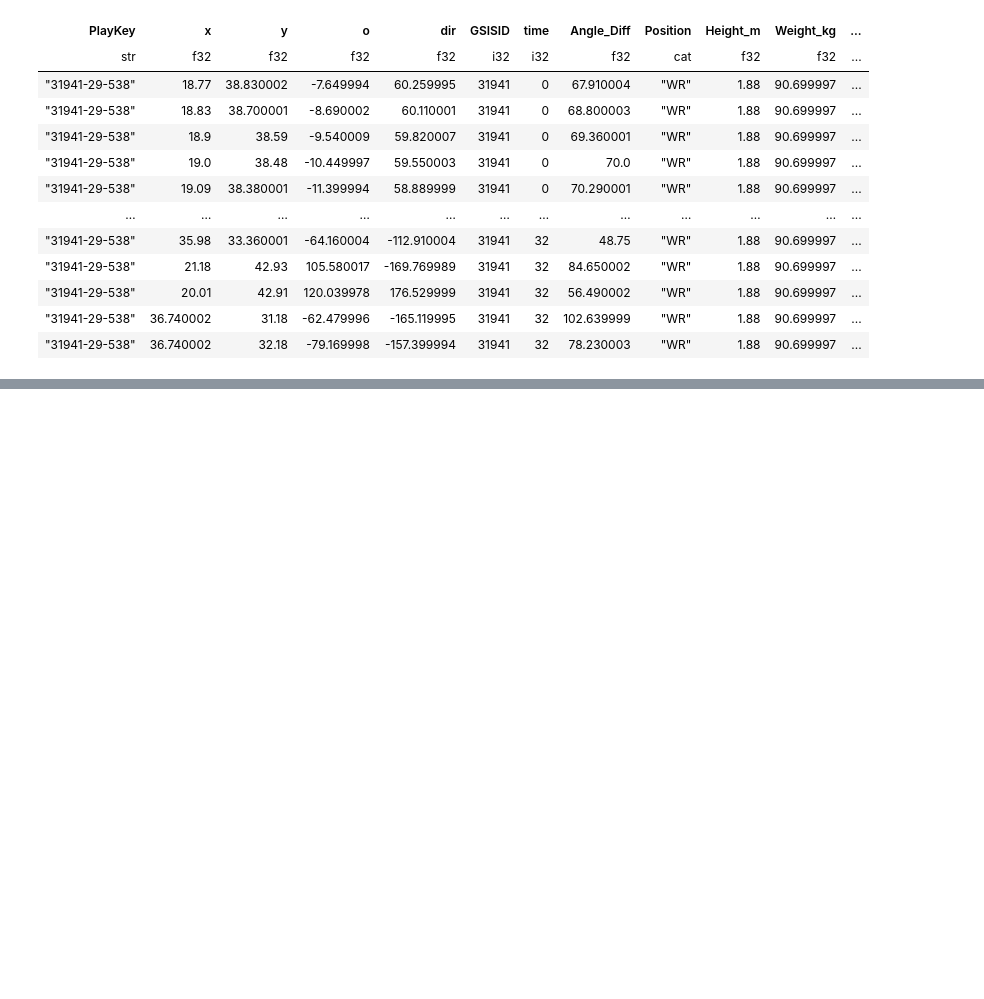
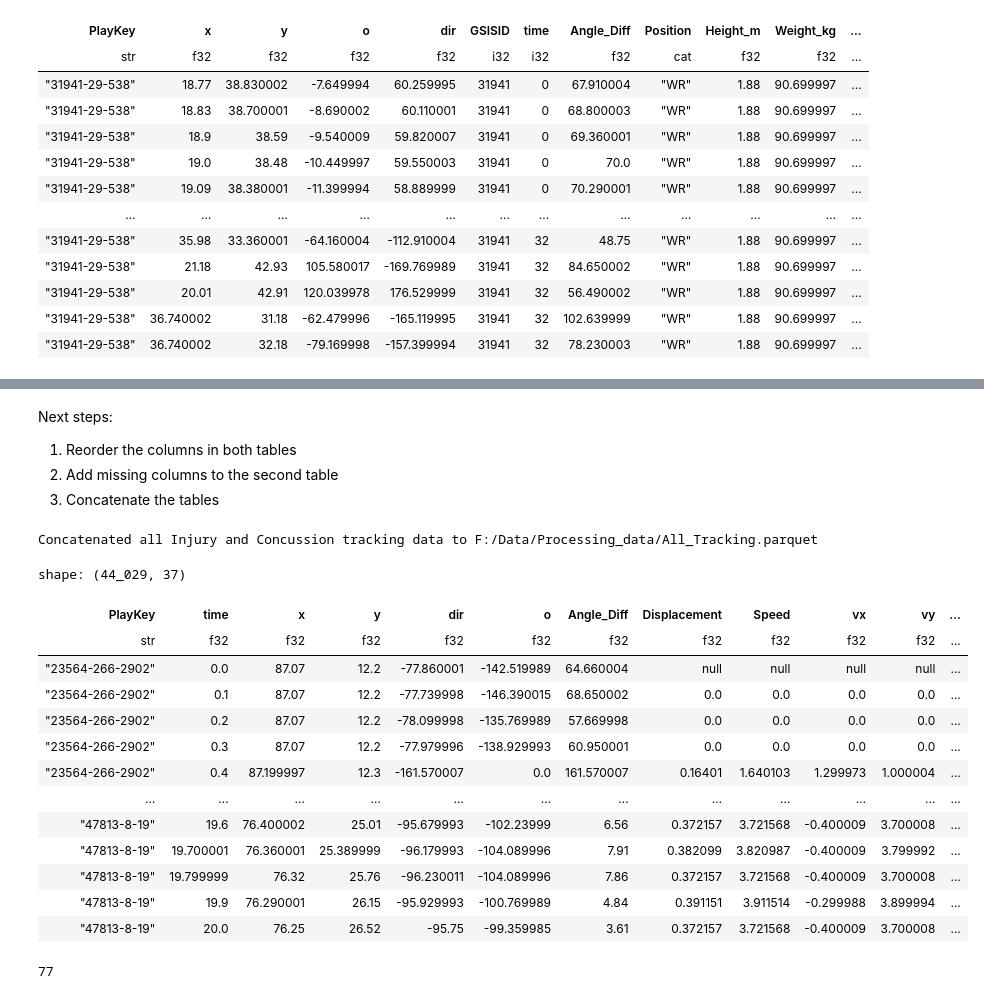
Before and after one commit to FreshOats/NFL_Data_Science, a Jupyter notebook: ET/ET_test.ipynb, the cells around one changed output, grey strips where cells are left out. Saved outputs shown, nothing was run; the diff lists cells and outputs as text; code cells hidden in the pictures; blank space fills up the shorter version.

```diff
--- a/ET/ET_test.ipynb
+++ b/ET/ET_test.ipynb
@@ -520,0 +720,5 @@ create_concussion_review_df(review)
+# %% [markdown]
+Next steps:
+1. Reorder the columns in both tables
+2. Add missing columns to the second table
+3. Concatenate the tables
@@ -520,0 +817,21 @@ create_concussion_review_df(review)
+# %%
+track_all_quant(trackinginjuries_path, opponentplays_path)
+# %% [output]
+Concatenated all Injury and Concussion tracking data to F:/Data/Processing_data/All_Tracking.parquet
+# %%
+pl.read_parquet("F:/Data/Processing_data/All_Tracking.parquet")
+# %% [output]
+shape: (44_029, 37)
+| PlayKey | time | x | y | dir | o | Angle_Diff | Displacement | Speed | vx | vy | ... |
+| str | f32 | f32 | f32 | f32 | f32 | f32 | f32 | f32 | f32 | f32 | ... |
+| "23564-266-2902" | 0.0 | 87.07 | 12.2 | -77.860001 | -142.519989 | 64.660004 | null | null | null | null | ... |
+| "23564-266-2902" | 0.1 | 87.07 | 12.2 | -77.739998 | -146.390015 | 68.650002 | 0.0 | 0.0 | 0.0 | 0.0 | ... |
+| "23564-266-2902" | 0.2 | 87.07 | 12.2 | -78.099998 | -135.769989 | 57.669998 | 0.0 | 0.0 | 0.0 | 0.0 | ... |
+| "23564-266-2902" | 0.3 | 87.07 | 12.2 | -77.979996 | -138.929993 | 60.950001 | 0.0 | 0.0 | 0.0 | 0.0 | ... |
+| "23564-266-2902" | 0.4 | 87.199997 | 12.3 | -161.570007 | 0.0 | 161.570007 | 0.16401 | 1.640103 | 1.299973 | 1.000004 | ... |
+| … | … | … | … | … | … | … | … | … | … | … | ... |
+| "47813-8-19" | 19.6 | 76.400002 | 25.01 | -95.679993 | -102.23999 | 6.56 | 0.372157 | 3.721568 | -0.400009 | 3.700008 | ... |
+| "47813-8-19" | 19.700001 | 76.360001 | 25.389999 | -96.179993 | -104.089996 | 7.91 | 0.382099 | 3.820987 | -0.400009 | 3.799992 | ... |
+| "47813-8-19" | 19.799999 | 76.32 | 25.76 | -96.230011 | -104.089996 | 7.86 | 0.372157 | 3.721568 | -0.400009 | 3.700008 | ... |
+| "47813-8-19" | 19.9 | 76.290001 | 26.15 | -95.929993 | -100.769989 | 4.84 | 0.391151 | 3.911514 | -0.299988 | 3.899994 | ... |
+| "47813-8-19" | 20.0 | 76.25 | 26.52 | -95.75 | -99.359985 | 3.61 | 0.372157 | 3.721568 | -0.400009 | 3.700008 | ... |
@@ -520,0 +841,4 @@ create_concussion_review_df(review)
+# %%
+len(body_part.filter(pl.col("PlayKey").is_not_null()))
+# %% [output]
+77
```
Also changed, not shown: parts of 34 cells of this notebook, 1 other file.
